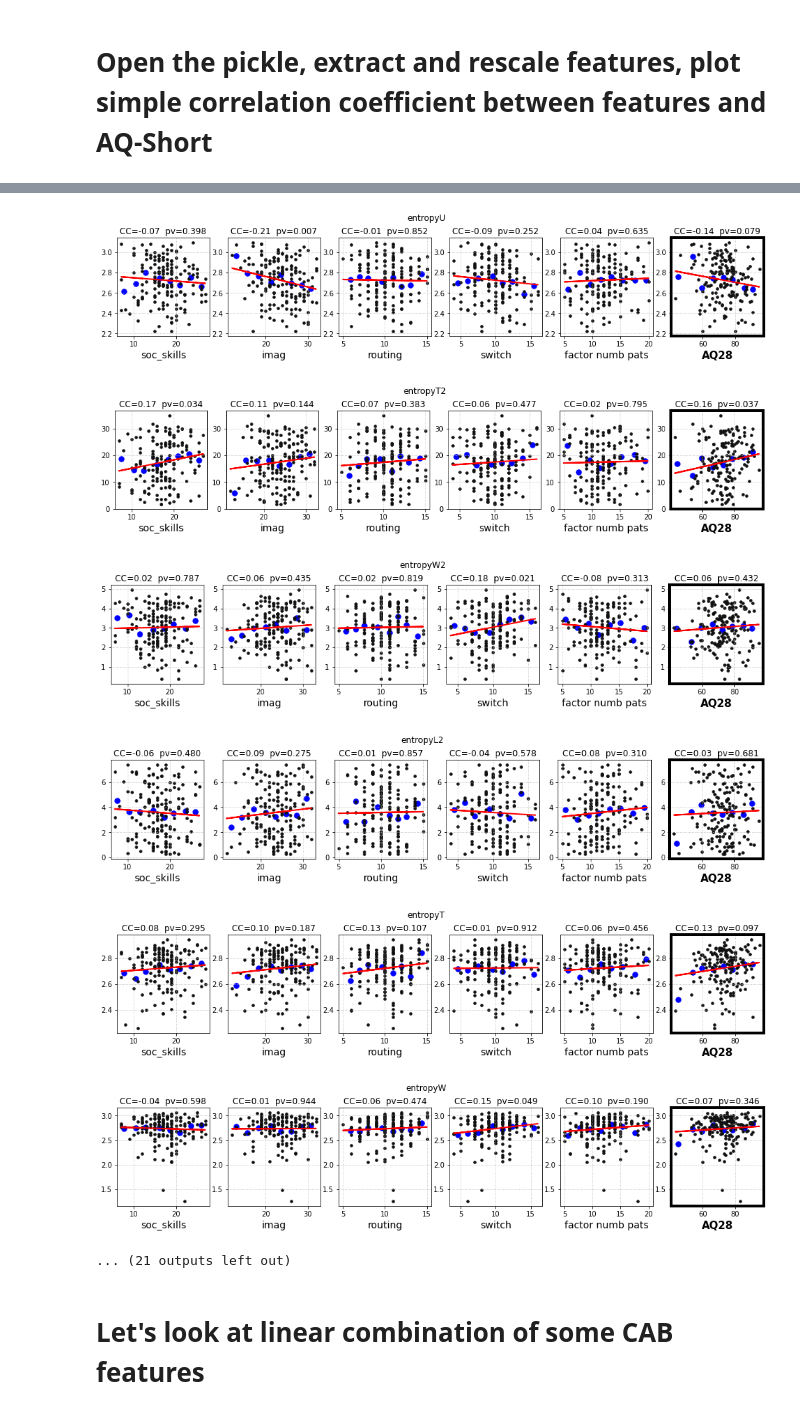
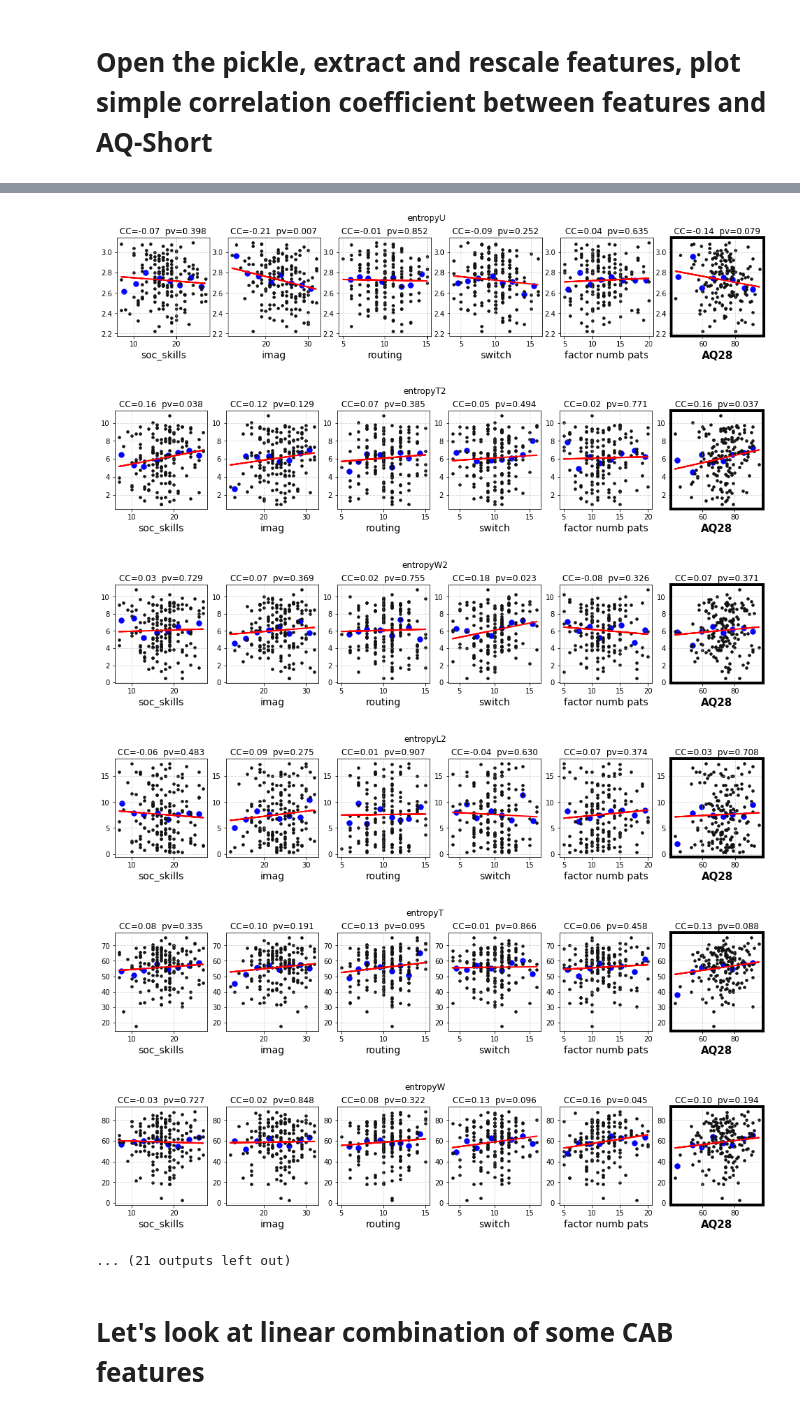
Before and after one commit to AraiKensuke/AIiRPS, a Jupyter notebook: PredictAQshort.ipynb, the cells around one changed output, grey strips where cells are left out. Cells and saved outputs as stored; diff of their text form; code cells hidden in the pictures.

```diff
--- a/PredictAQshort.ipynb
+++ b/PredictAQshort.ipynb
@@ -249,8 +259,7 @@ winsz=15
 #################  we transform the variables to make them have a symmetric distribution
 entropyUD = _N.exp((entropyD + entropyU) / (_N.mean(entropyD + entropyU)))
 
-mmm = 1.
-entropyUDS = _N.exp((entropyD + entropyU + entropyS) / (_N.mean(entropyD + entropyU + entropyS)))
+mmm = 0.25
 entropyD = _N.exp(entropyD / _N.mean(entropyD))
 entropyS = _N.exp(entropyS / _N.mean(entropyS))
 entropyU = _N.exp(entropyU / _N.mean(entropyU))
@@ -258,9 +267,9 @@ entropyWL = _N.exp((entropyW+entropyL) / _N.mean(entropyW+entropyL))
 entropyW = _N.exp(entropyW / _N.mean(entropyW*mmm))
 entropyT = _N.exp(entropyT / _N.mean(entropyT*mmm))
 entropyL = _N.exp(entropyL / _N.mean(entropyL*mmm))
-entropyT2 = _N.exp(entropyT2 / _N.mean(entropyT2*0.2)) / 10
-entropyW2 = _N.exp(entropyW2 / _N.mean(entropyW2*0.3)) / 10
-entropyL2 = _N.exp(entropyL2 / _N.mean(entropyL2*0.3)) / 10
+entropyT2 = _N.exp(entropyT2 / _N.mean(entropyT2*mmm)) / 10
+entropyW2 = _N.exp(entropyW2 / _N.mean(entropyW2*mmm)) / 10
+entropyL2 = _N.exp(entropyL2 / _N.mean(entropyL2*mmm)) / 10
 
 ###################  AQ28scr outliers   takes out 2 participants, but dramatically improves Corr Coeff.
 ths = _N.where((AQ28scrs > 35) & (rout > 4))[0]
@@ -499,38 +508,38 @@ for cat in [soc_skils, imag, rout, switch, fact_pat]:
 
 _plt.hist(cat, bins=bns, color="black")
 ax = fig.add_subplot(1, 6, 6)
 cat = AQ28scrs
 bns = _N.arange(_N.min(cat)-0.5, _N.max(cat)+0.5, 1)
 _plt.hist(cat, bins=bns, color="black")
 ax.spines["left"].set_linewidth(4)
 ax.spines["right"].set_linewidth(4)
 ax.spines["top"].set_linewidth(4)
 ax.spines["bottom"].set_linewidth(4)
 #  https://stackoverflow.com/questions/6682784/reducing-number-of-plot-ticks
 ax.yaxis.set_major_locator(ticker.MaxNLocator(integer=True))
 ax.xaxis.set_major_locator(ticker.MaxNLocator(integer=True))
 _plt.locator_params(axis='y', nbins=5)
 _plt.locator_params(axis='x', nbins=5)
 _plt.yticks(fontsize=12)
 _plt.xticks(fontsize=12)
 
 #_plt.xticks(_N.arange(30, 96, 10))
 _plt.xlabel(AQ28subs[5], fontsize=14, fontweight="bold")
 ax = fig.subplots_adjust(bottom=0.24, top=0.82, right=0.98, hspace=0.18)
 _plt.savefig("TMB2_AQ_hist", transparent=True)
 # %% [output]
 [figure]
 [figure]
 [figure]
 [figure]
 [figure]
 [figure]
 [figure]
-[figure, old version]
+[figure, new version]
-[figure, old version]
+[figure, new version]
-[figure, old version]
+[figure, new version]
-[figure, old version]
+[figure, new version]
-[figure, old version]
+[figure, new version]
 ... (21 outputs left out)
 # %% [markdown]
 #  Let's look at linear combination of some CAB features
```
Also changed, not shown: parts of 5 cells of this notebook.
